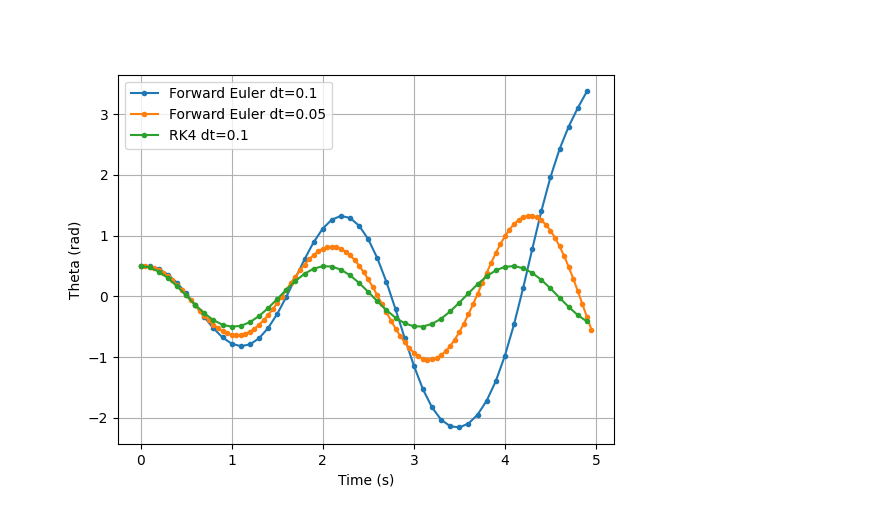
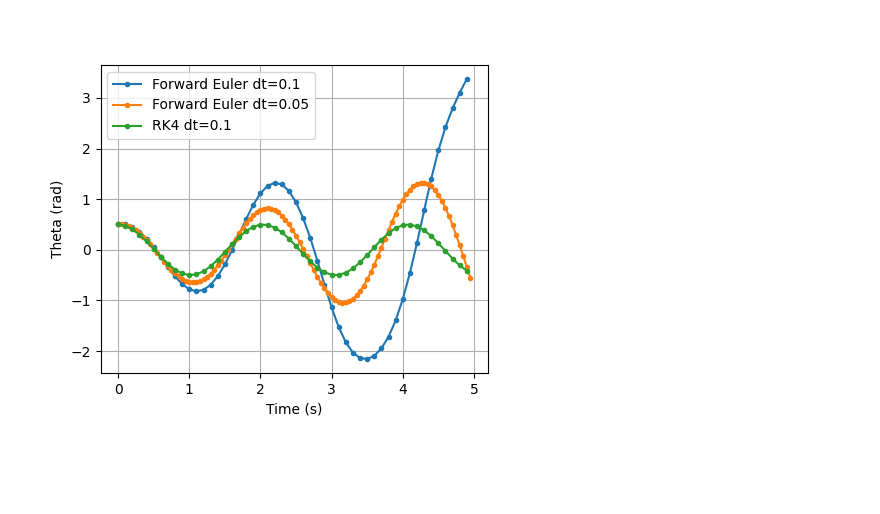
Before and after one commit to Luyao787/MPC-tutorial, a Jupyter notebook: tutorial class/week_01_integration.ipynb, the cells around one changed output. Saved outputs shown, nothing was run; the diff lists cells and outputs as text; code cells hidden in the pictures; blank space fills up the shorter version.

```diff
--- a/tutorial class/week_01_integration.ipynb
+++ b/tutorial class/week_01_integration.ipynb
@@ -98,7 +105,7 @@ def fd_pendulum_rk4(qk, dt):
     f4 = pendulum_dynamics(qk + dt*f3)
     return qk + (dt/6.0)*(f1 + 2*f2 + 2*f3 + f4)
 
-def RK4(dyn_fun, q0, Tf, dt):
+def RK4(q0, Tf, dt):
     t = np.arange(0, Tf, dt)
     num_points = len(t)
     dim_x = len(q0)
@@ -110,18 +117,17 @@ def RK4(dyn_fun, q0, Tf, dt):
 
     return q_hist, t
 # %%
-q_hist_rk, t_hist_rk = RK4(pendulum_dynamics,
-                           q0,
+q_hist_rk, t_hist_rk = RK4(q0,
                            Tf=5,
                            dt=0.1)
-plt.figure()
+plt.figure(figsize=(5, 4))
 plt.plot(t_hist, q_hist[0,:], "-o", markersize=3, label="Forward Euler dt=0.1")
 plt.plot(t_hist_1, q_hist_1[0,:], "-o", markersize=3, label="Forward Euler dt=0.05")
 plt.plot(t_hist_rk, q_hist_rk[0,:], "-o", markersize=3, label="RK4 dt=0.1")
 plt.xlabel("Time (s)")
 plt.ylabel("Theta (rad)")
 plt.legend()
 plt.grid()
 plt.show()
 # %% [output]
-[figure, old version]
+[figure, new version]
```
Also changed, not shown: parts of 9 cells of this notebook.
